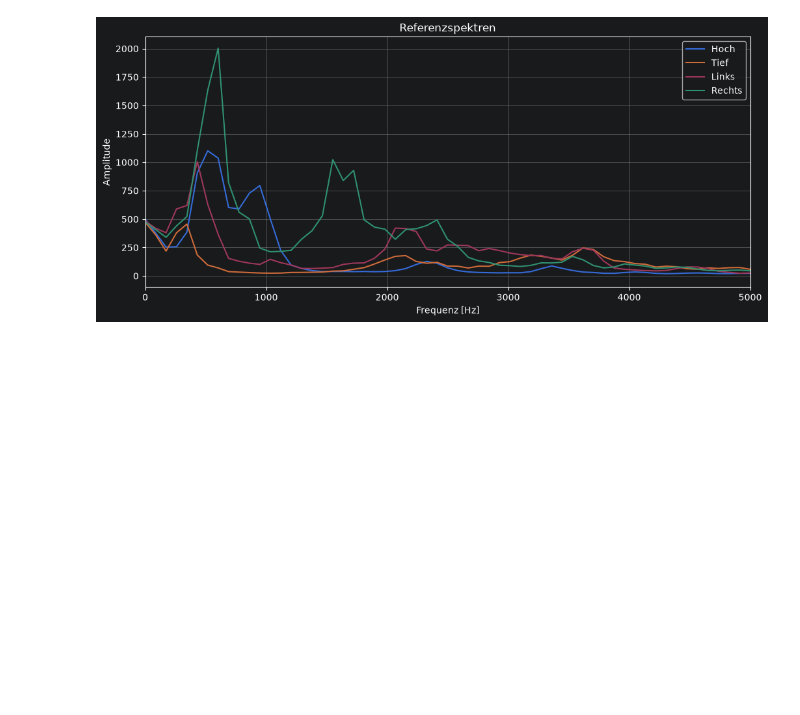
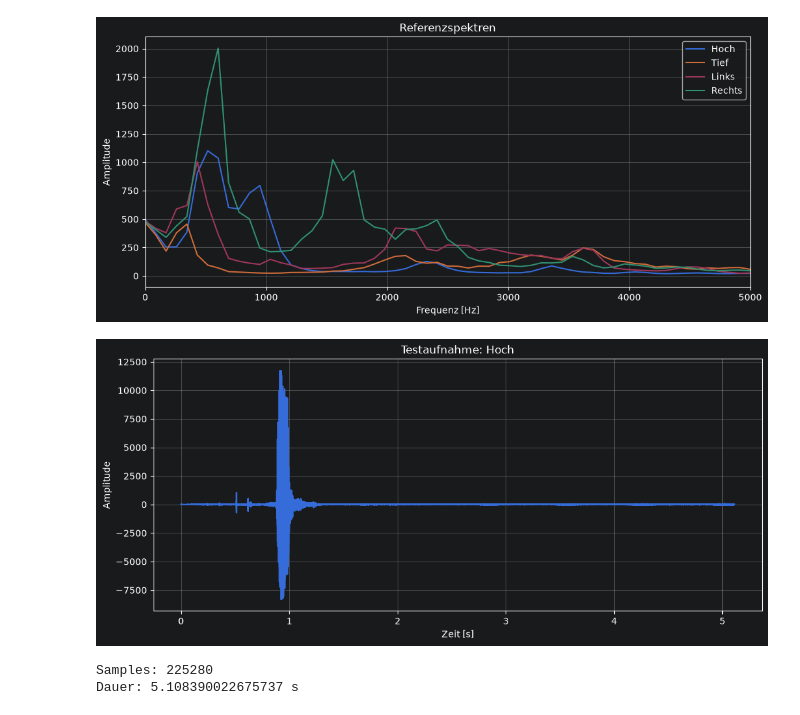
Before and after one commit to svecm475-bit/TGDKI-Lab3, a Jupyter notebook: versuch3.ipynb, the cells around one changed output. Cells and saved outputs as stored; diff of their text form; code cells hidden in the pictures; blank space fills up the shorter version.

```diff
--- a/versuch3.ipynb
+++ b/versuch3.ipynb
@@ -371,3 +371,23 @@ plt.grid()
 plt.show()
 # %% [output]
 [figure]
+# %%
+hoch = np.load("data/Testdaten_M/Hoch_1_M.npy")
+
+zeit_hoch = np.arange(len(hoch)) / 44100
+
+plt.figure(figsize=(12, 5))
+plt.plot(zeit_hoch, hoch)
+
+plt.xlabel("Zeit [s]")
+plt.ylabel("Amplitude")
+plt.title("Testaufnahme: Hoch")
+plt.grid()
+plt.show()
+
+print("Samples:", len(hoch))
+print("Dauer:", len(hoch) / 44100, "s")
+# %% [output]
+[figure, added]
+Samples: 225280
+Dauer: 5.108390022675737 s
```
Also changed, not shown: 22 other files.
